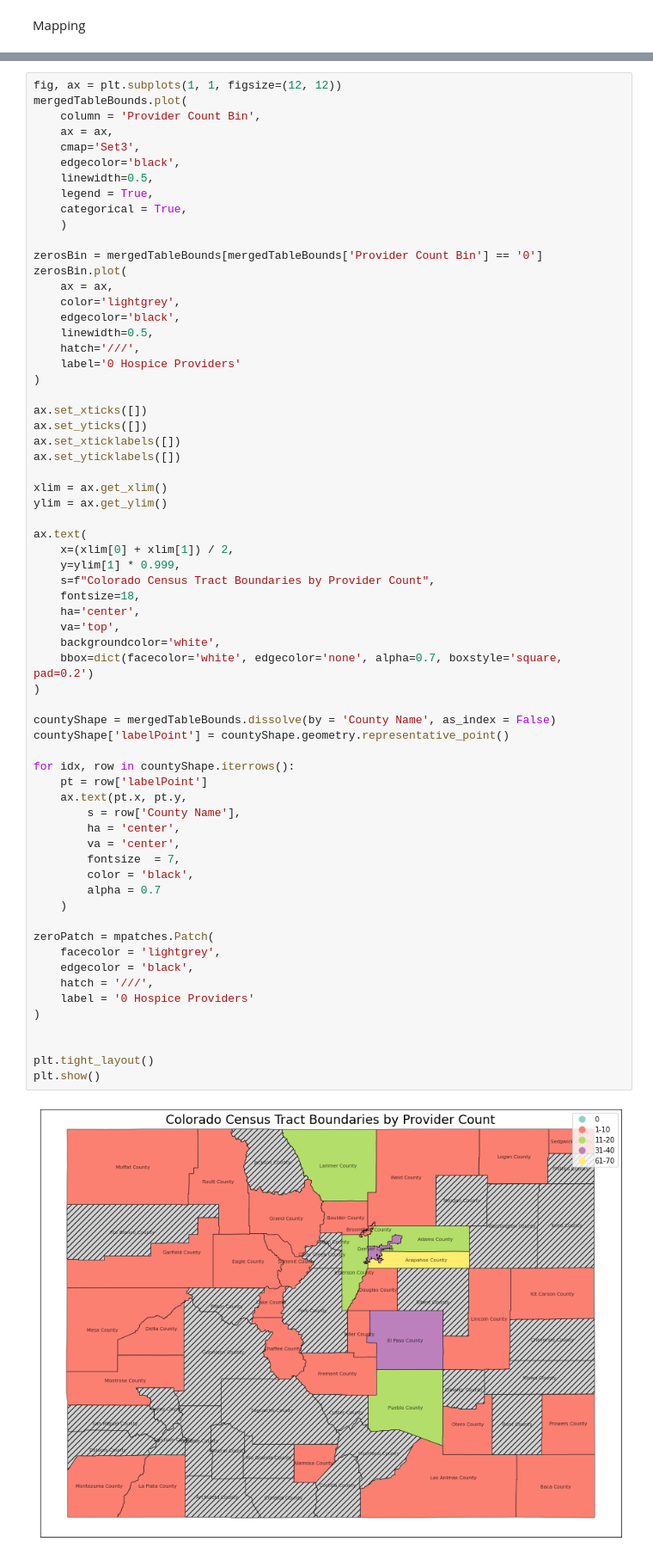
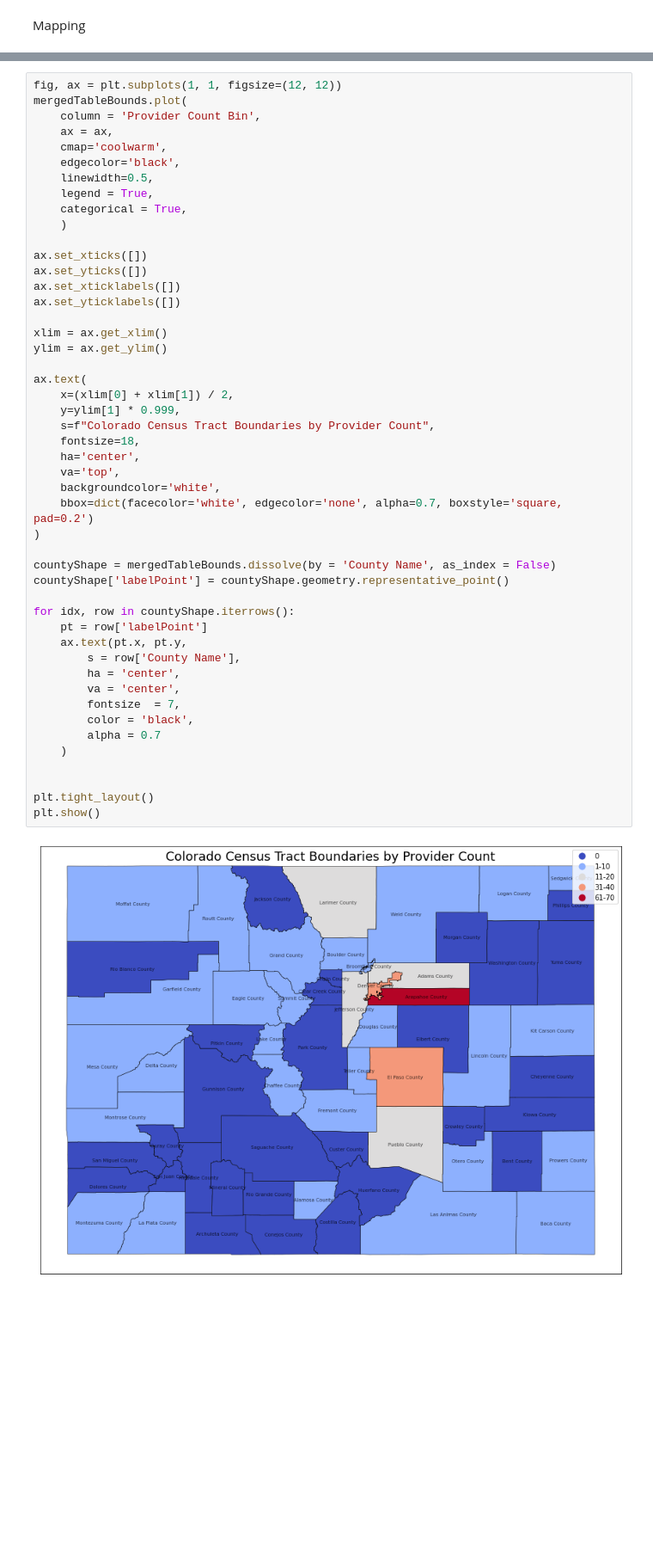
Before and after one commit to erinbest017/COMP4447Hospice, a Jupyter notebook: Code/hospiceEDA County.ipynb, the cells around one changed output, grey strips where cells are left out. Shown at 86% size. Saved outputs shown, nothing was run; the diff lists cells and outputs as text; blank space fills up the shorter version.

Commit message:
Add files via upload
Corrected merge in mergedTable

```diff
--- a/Code/hospiceEDA County.ipynb
+++ b/Code/hospiceEDA County.ipynb
@@ -197,22 +198,12 @@ fig, ax = plt.subplots(1, 1, figsize=(12, 12))
 mergedTableBounds.plot(
     column = 'Provider Count Bin',
     ax = ax,
-    cmap='Set3',
+    cmap='coolwarm',
     edgecolor='black',
     linewidth=0.5,
     legend = True,
     categorical = True,
     )
-
-zerosBin = mergedTableBounds[mergedTableBounds['Provider Count Bin'] == '0']
-zerosBin.plot(
-    ax = ax,
-    color='lightgrey',
-    edgecolor='black',
-    linewidth=0.5,
-    hatch='///',
-    label='0 Hospice Providers'
-)
 
 ax.set_xticks([])
 ax.set_yticks([])
@@ -224,41 +215,34 @@ ylim = ax.get_ylim()
 
 ax.text(
     x=(xlim[0] + xlim[1]) / 2,
     y=ylim[1] * 0.999,
     s=f"Colorado Census Tract Boundaries by Provider Count",
     fontsize=18,
     ha='center',
     va='top',
     backgroundcolor='white',
     bbox=dict(facecolor='white', edgecolor='none', alpha=0.7, boxstyle='square, pad=0.2')
 )
 
 countyShape = mergedTableBounds.dissolve(by = 'County Name', as_index = False)
 countyShape['labelPoint'] = countyShape.geometry.representative_point()
 
 for idx, row in countyShape.iterrows():
     pt = row['labelPoint']
     ax.text(pt.x, pt.y,
         s = row['County Name'],
         ha = 'center',
         va = 'center',
         fontsize  = 7,
         color = 'black',
         alpha = 0.7
     )
 
-zeroPatch = mpatches.Patch(
-    facecolor = 'lightgrey',
-    edgecolor = 'black',
-    hatch = '///',
-    label = '0 Hospice Providers'
-)
-
 
 plt.tight_layout()
 plt.show()
 # %% [output]
-[figure, old version]
+[figure, new version]
 # %%
 for col in binColumns:
     fig, ax = plt.subplots(1, 1, figsize=(12, 12))
```
Also changed, not shown: parts of 7 cells of this notebook, 1 other file.
